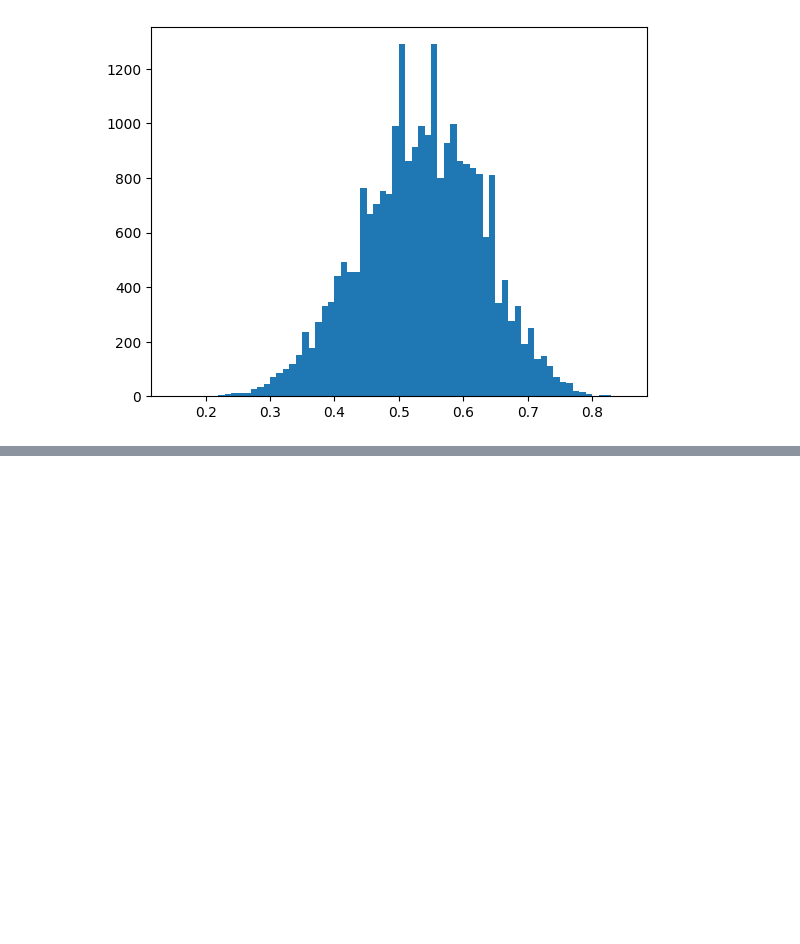
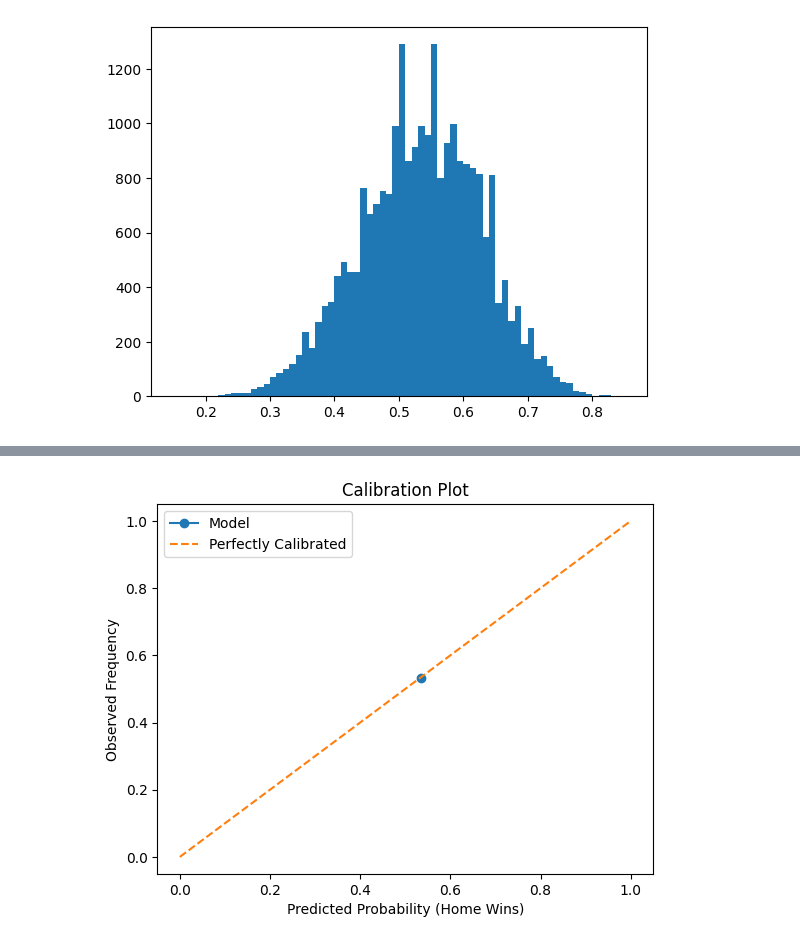
Before and after one commit to pranavrao87/arbScraper, a Jupyter notebook: model/modeling.ipynb, the cells around one changed output, grey strips where cells are left out. Drawn from its saved outputs; the diff is of its cells as text; code cells hidden in the pictures; blank space fills up the shorter version.

```diff
--- a/model/modeling.ipynb
+++ b/model/modeling.ipynb
@@ -10,3 +13,7 @@ import matplotlib.pyplot as plt
 Starting off w/ just batting statistics (no pitching stuff just yet)
 - On Base Percentage (last season avg and last 30 games)
 - Slugging Percentage (last season avg and last 30 games)
+# %%
+df = pd.read_csv("df_bp1.csv")
+df_odds = df[(df.season > 2012) & (df.season <= 2021)]
+df_odds.sample(5)
@@ -13,16 +55,12 @@ Starting off w/ just batting statistics (no pitching stuff just yet)
 # %%
-df = pd.read_csv("df_bp1.csv")
-
-
-features = ["OBP_162_h", "OBP_162_v", "SLG_162_h", "SLG_162_v",
-            "OBP_30_h", "OBP_30_v", "SLG_30_h", "SLG_30_v",]
+features = ["OBP_162_h", "OBP_162_v", "SLG_162_h", "SLG_162_v"]
 
 target = "home_victory"
 
-X = df.loc[:,features]
-y = df[target]
+X = df_odds.loc[:,features]
+y = df_odds[target]
 
-
+# TODO: Redo how we split data into training and testing splits --> try to keep the original df so that we can plot some of the results/outputs?
 X_train, X_test, y_train, y_test = train_test_split(X, y, test_size=0.2, stratify=y, random_state=42)
 
 model = LogisticRegression()
@@ -73,0 +134,17 @@ plt.hist(df_odds.imp_prob_h + df_odds.imp_prob_v, bins=np.linspace(1,1.06,61));
+# %%
+y_prob = model.predict_proba(X_test)[:, 1]  # probability home team wins
+
+from sklearn.calibration import calibration_curve
+import matplotlib.pyplot as plt
+
+prob_true, prob_pred = calibration_curve(y_test, y_prob, n_bins=10)
+
+plt.plot(prob_pred, prob_true, marker='o', label='Model')
+plt.plot([0, 1], [0, 1], linestyle='--', label='Perfectly Calibrated')
+plt.xlabel('Predicted Probability (Home Wins)')
+plt.ylabel('Observed Frequency')
+plt.title('Calibration Plot')
+plt.legend()
+plt.show()
+# %% [output]
+[figure, added]
```
Also changed, not shown: parts of 9 cells of this notebook, 1 other file.
